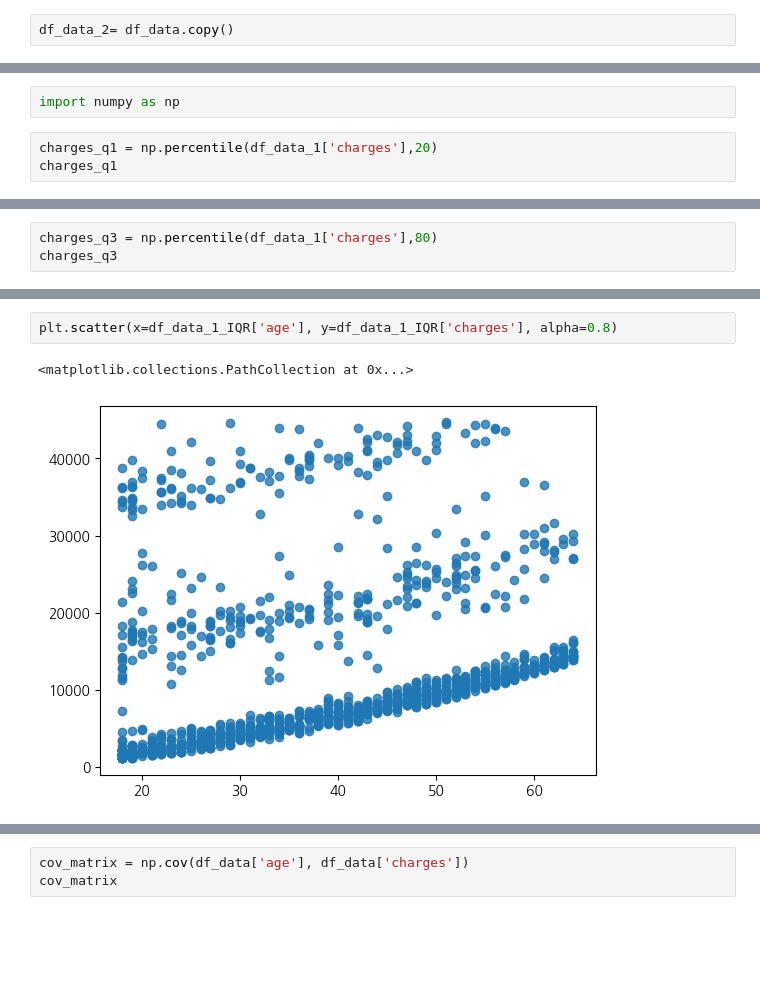
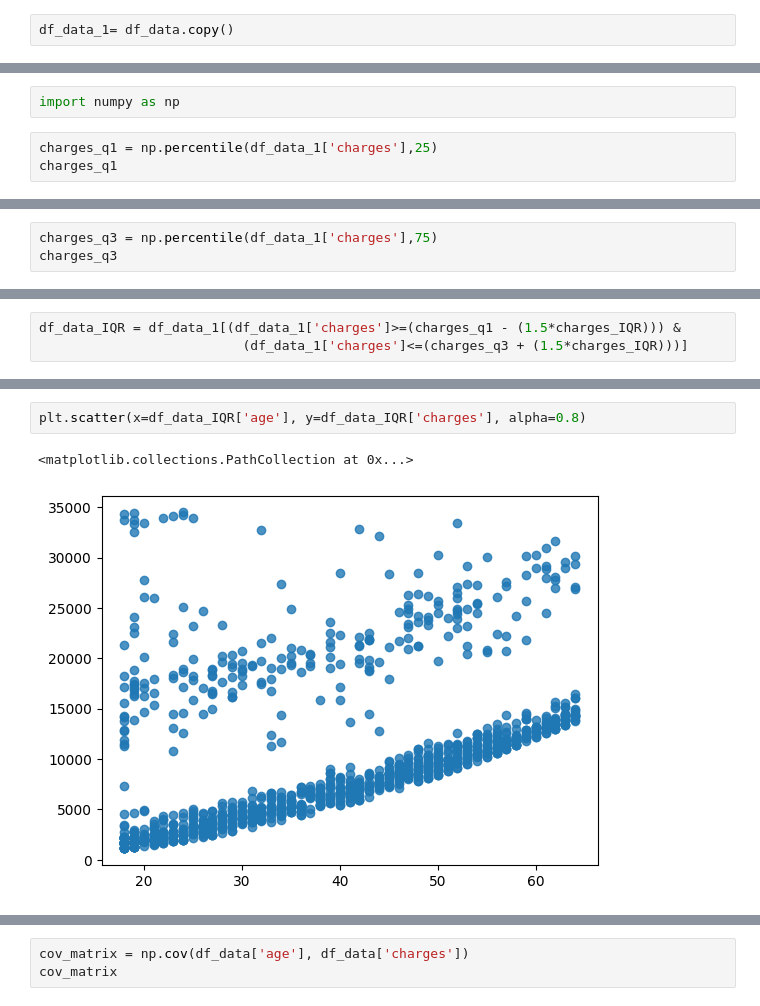
Before and after one commit to the9world/My_Study, a Jupyter notebook: Python_study/23년05월/230515/a_as.ipynb, the cells around one changed output, grey strips where cells are left out. Cells and saved outputs as stored; diff of their text form; blank space fills up the shorter version.

```diff
--- a/Python_study/23년05월/230515/a_as.ipynb
+++ b/Python_study/23년05월/230515/a_as.ipynb
@@ -217,5 +217,5 @@ plt.show()
 # %%
-df_data_2= df_data.copy()
+df_data_1= df_data.copy()
 # %%
 fig, ((ax1, ax2, ax3),(ax4, ax5,ax6))=plt.subplots(nrows=2,ncols=3)
 fig.set_size_inches(18,8)
@@ -250,6 +250,6 @@ corr.shape
 # %%
 import numpy as np
 # %%
-charges_q1 = np.percentile(df_data_1['charges'],20)
+charges_q1 = np.percentile(df_data_1['charges'],25)
 charges_q1
 # %% [output]
@@ -257,4 +257,4 @@ charges_q1
 # %%
-charges_q3 = np.percentile(df_data_1['charges'],80)
+charges_q3 = np.percentile(df_data_1['charges'],75)
 charges_q3
 # %% [output]
@@ -267,3 +267,6 @@ charges_IQR
+# %%
+df_data_IQR = df_data_1[(df_data_1['charges']>=(charges_q1 - (1.5*charges_IQR))) &
+                          (df_data_1['charges']<=(charges_q3 + (1.5*charges_IQR)))]
 # %%
 df_data.describe()
 # %% [output]
@@ -298,6 +298,6 @@ df_data_1_IQR
 # %%
-plt.scatter(x=df_data_1_IQR['age'], y=df_data_1_IQR['charges'], alpha=0.8)
+plt.scatter(x=df_data_IQR['age'], y=df_data_IQR['charges'], alpha=0.8)
 # %% [output]
 <matplotlib.collections.PathCollection at 0x...>
-[figure, old version]
+[figure, new version]
 # %%
```
Also changed, not shown: parts of 53 cells of this notebook, 2 other files.
